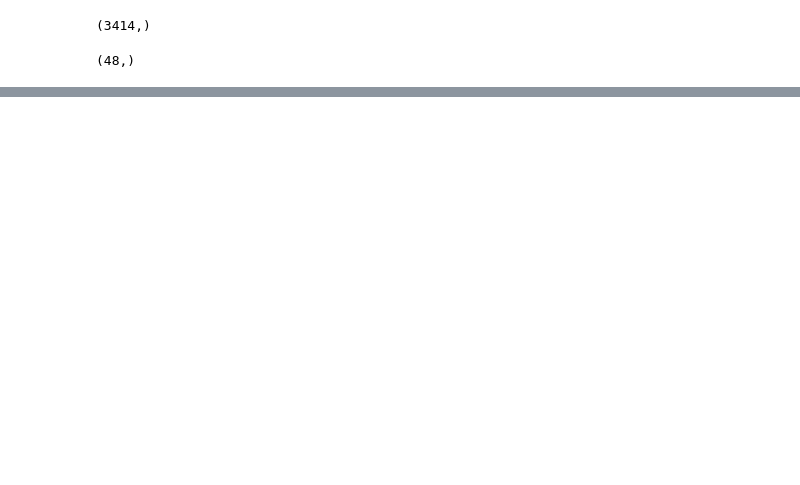
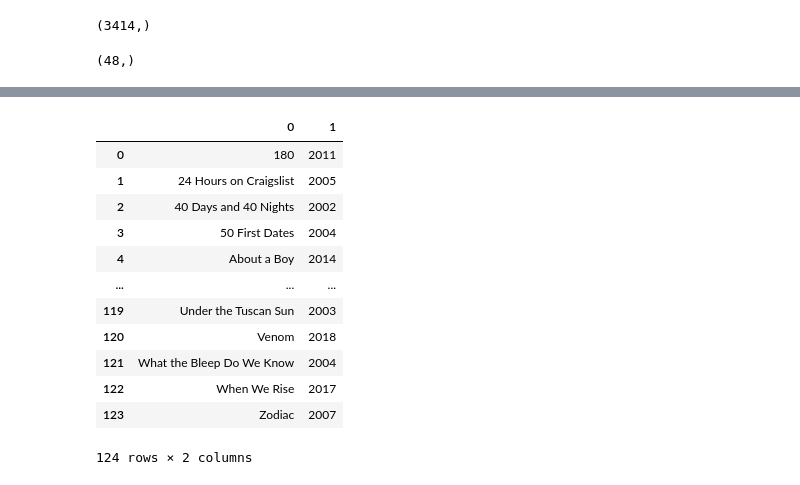
Before and after one commit to Just-Abdul/IBM-SQL, a Jupyter notebook: SQL.ipynb, the cells around one changed output, grey strips where cells are left out. Drawn from its saved outputs; the diff is of its cells as text; code cells hidden in the pictures; blank space fills up the shorter version.

```diff
--- a/SQL.ipynb
+++ b/SQL.ipynb
@@ -204,0 +237,21 @@ for item in count:
+# %%
+# The name of all unique films released in the 21st century and onwards, along with their release years
+
+Unique_films = run('''SELECT DISTINCT (Title), `Release Year` FROM LA WHERE `Release Year` >2000 ''').fetchall()
+# %%
+U_films = pd.DataFrame(Unique_films)
+U_films
+# %% [output]
+|  | 0 | 1 |
+| 0 | 180 | 2011 |
+| 1 | 24 Hours on Craigslist | 2005 |
+| 2 | 40 Days and 40 Nights | 2002 |
+| 3 | 50 First Dates | 2004 |
+| 4 | About a Boy | 2014 |
+| ... | ... | ... |
+| 119 | Under the Tuscan Sun | 2003 |
+| 120 | Venom | 2018 |
+| 121 | What the Bleep Do We Know | 2004 |
+| 122 | When We Rise | 2017 |
+| 123 | Zodiac | 2007 |
+124 rows × 2 columns
```
Also changed, not shown: parts of 10 cells of this notebook.
